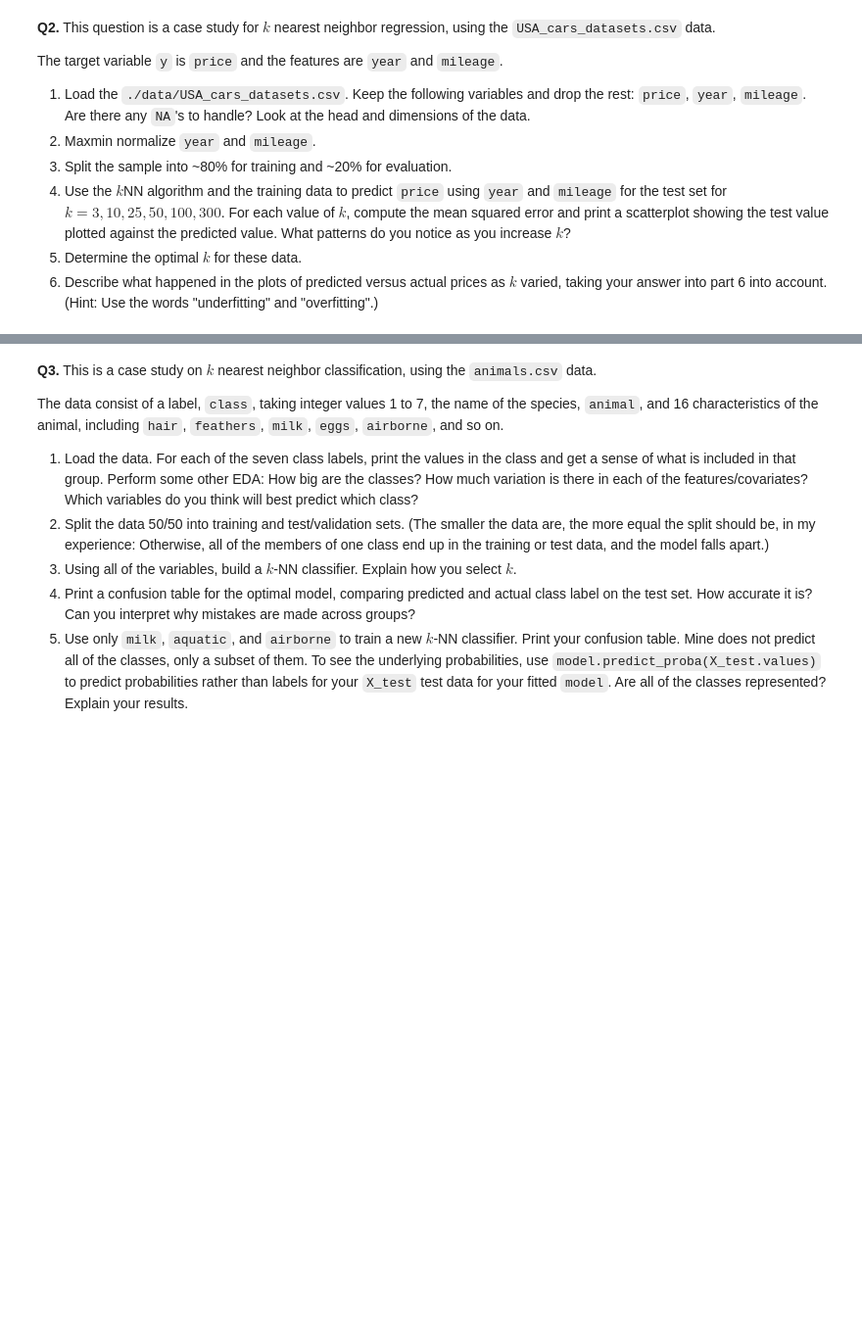
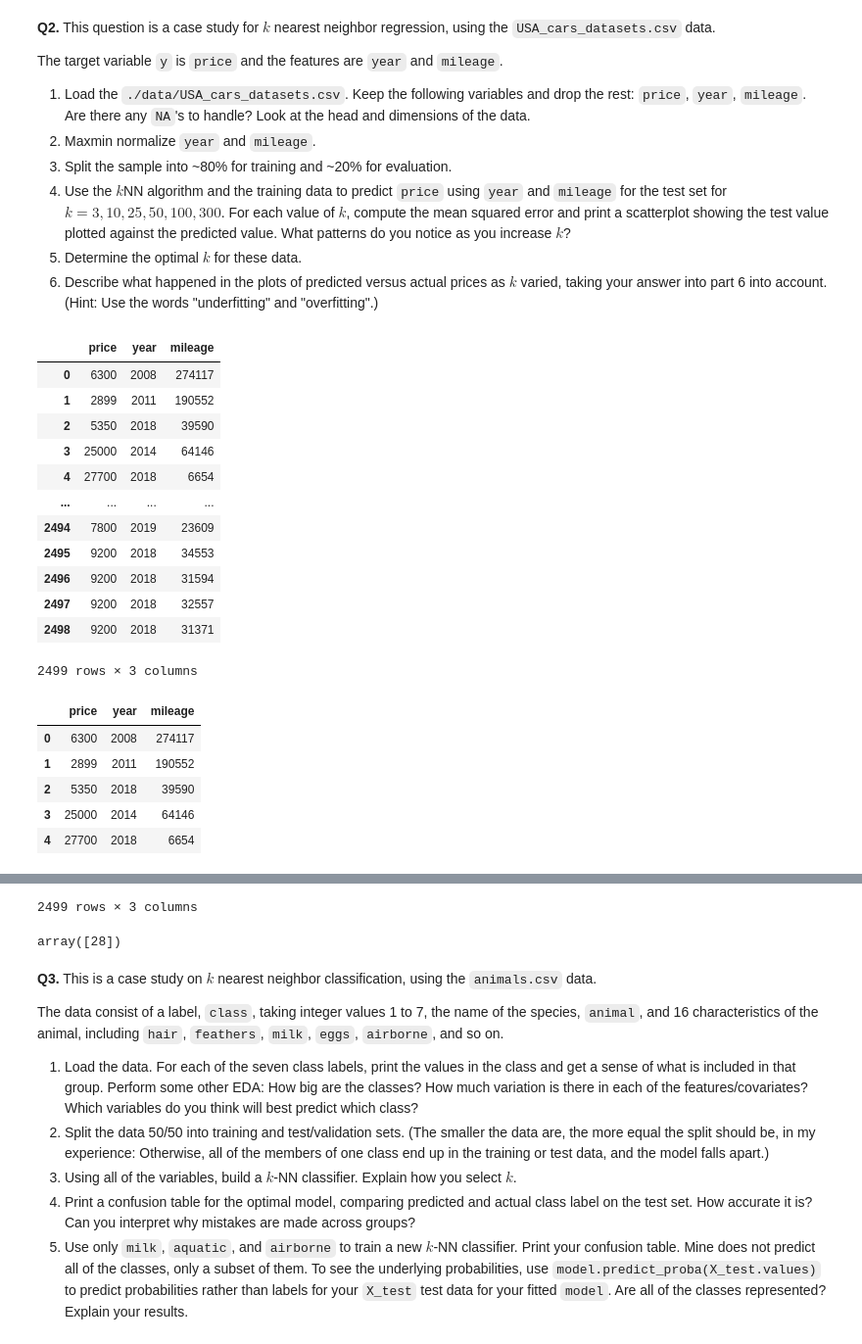
Before and after one commit to dylanmulieri/KNN, a Jupyter notebook: assignment/assignment.ipynb, the cells around one changed output, grey strips where cells are left out. Shown at 98% size. Saved outputs shown, nothing was run; the diff lists cells and outputs as text; code cells hidden in the pictures; blank space fills up the shorter version.

```diff
--- a/assignment/assignment.ipynb
+++ b/assignment/assignment.ipynb
@@ -55,3 +62,77 @@ The target variable `y` is `price` and the features are `year` and `mileage`.
 4. Use the $k$NN algorithm and the training data to predict `price` using `year` and `mileage` for the test set for $k=3,10,25,50,100,300$. For each value of $k$, compute the mean squared error and print a scatterplot showing the test value plotted against the predicted value. What patterns do you notice as you increase $k$?
 5. Determine the optimal $k$ for these data.
 6. Describe what happened in the plots of predicted versus actual prices as $k$ varied, taking your answer into part 6 into account. (Hint: Use the words "underfitting" and "overfitting".)
+# %%
+# Import packages
+import pandas as pd
+import numpy as np
+import matplotlib.pyplot as plt
+import seaborn as sns
+
+# 1
+# Load the data
+
+df_cars = pd.read_csv('https://raw.githubusercontent.com/dylanmulieri/KNN/refs/heads/main/data/USA_cars_datasets.csv')
+df_cars
+
+# Keep only the 'price', 'year', and 'mileage' variables
+df_cars_new = df_cars[['price', 'year', 'mileage']].copy() # Copy for safety incase mistakes are made
+display(df_cars_new)
+
+# Look at head and dimmensions
+display(df_cars_new.head())
+display(df_cars_new.describe())
+
+# Check for NA's
+df_cars_new.isna().sum() # No NA's
+
+# 2
+# Maxmin normalize 'year' variable and 'mileage' variable
+# Uses formula MinMax normalize = (x - min(x))/(max(x) - min(x))
+df_cars_new['year'] = (df_cars_new['year'] - df_cars_new['year'].min()) / (df_cars_new['year'].max() - df_cars_new['year'].min())
+df_cars_new['mileage'] = (df_cars_new['mileage'] - df_cars_new['mileage'].min()) / (df_cars_new['mileage'].max() - df_cars_new['mileage'].min())
+display(df_cars_new)
+# 3
+# Split the sample into ~80% for training and ~20% for evaluation.
+
+y = df_cars_new['price'] # Define target variable vector
+x = df_cars_new.loc[:,['year', 'mileage']] # Create feature matrix (normalized in prior question)
+
+# Import train_test_split
+from sklearn.model_selection import train_test_split
+# Establish training and testig sets
+x_train, x_test, y_train, y_test = train_test_split(x, y, test_size=0.2, random_state=65)
+
+# 4
+# Use the kNN algorithm and the training data to predict price using year and mileage for the test set for  k=3,10,25,50,100,300.
+# For each value of k, compute the mean squared error and print a scatterplot showing the test value plotted against the predicted value. What patterns do you notice as you increase k?
+
+# Import kNN
+from sklearn.neighbors import KNeighborsRegressor
+
+# Create kNN algorithm to predict 'price' using 'year' and 'mileage' for k = 3, 10, 25, 50, 100, 300
+k_values = [3, 10, 25, 50, 100, 300]
+for k in k_values:
+  model = KNeighborsRegressor(n_neighbors=k)
+  fitted_model = model.fit(x_train, y_train)
+  y_hat = fitted_model.predict(x_test)
+# %% [output]
+|  | price | year | mileage |
+| 0 | 6300 | 2008 | 274117 |
+| 1 | 2899 | 2011 | 190552 |
+| 2 | 5350 | 2018 | 39590 |
+| 3 | 25000 | 2014 | 64146 |
+| 4 | 27700 | 2018 | 6654 |
+| ... | ... | ... | ... |
+| 2494 | 7800 | 2019 | 23609 |
+| 2495 | 9200 | 2018 | 34553 |
+| 2496 | 9200 | 2018 | 31594 |
+| 2497 | 9200 | 2018 | 32557 |
+| 2498 | 9200 | 2018 | 31371 |
+2499 rows × 3 columns
+|  | price | year | mileage |
+| 0 | 6300 | 2008 | 274117 |
+| 1 | 2899 | 2011 | 190552 |
+| 2 | 5350 | 2018 | 39590 |
+| 3 | 25000 | 2014 | 64146 |
+| 4 | 27700 | 2018 | 6654 |
@@ -58,3 +160,5 @@ The target variable `y` is `price` and the features are `year` and `mileage`.
+2499 rows × 3 columns
+array([28])
 # %% [markdown]
 **Q3.** This is a case study on $k$ nearest neighbor classification, using the `animals.csv` data.
 
```
Also changed, not shown: parts of 2 cells of this notebook.
